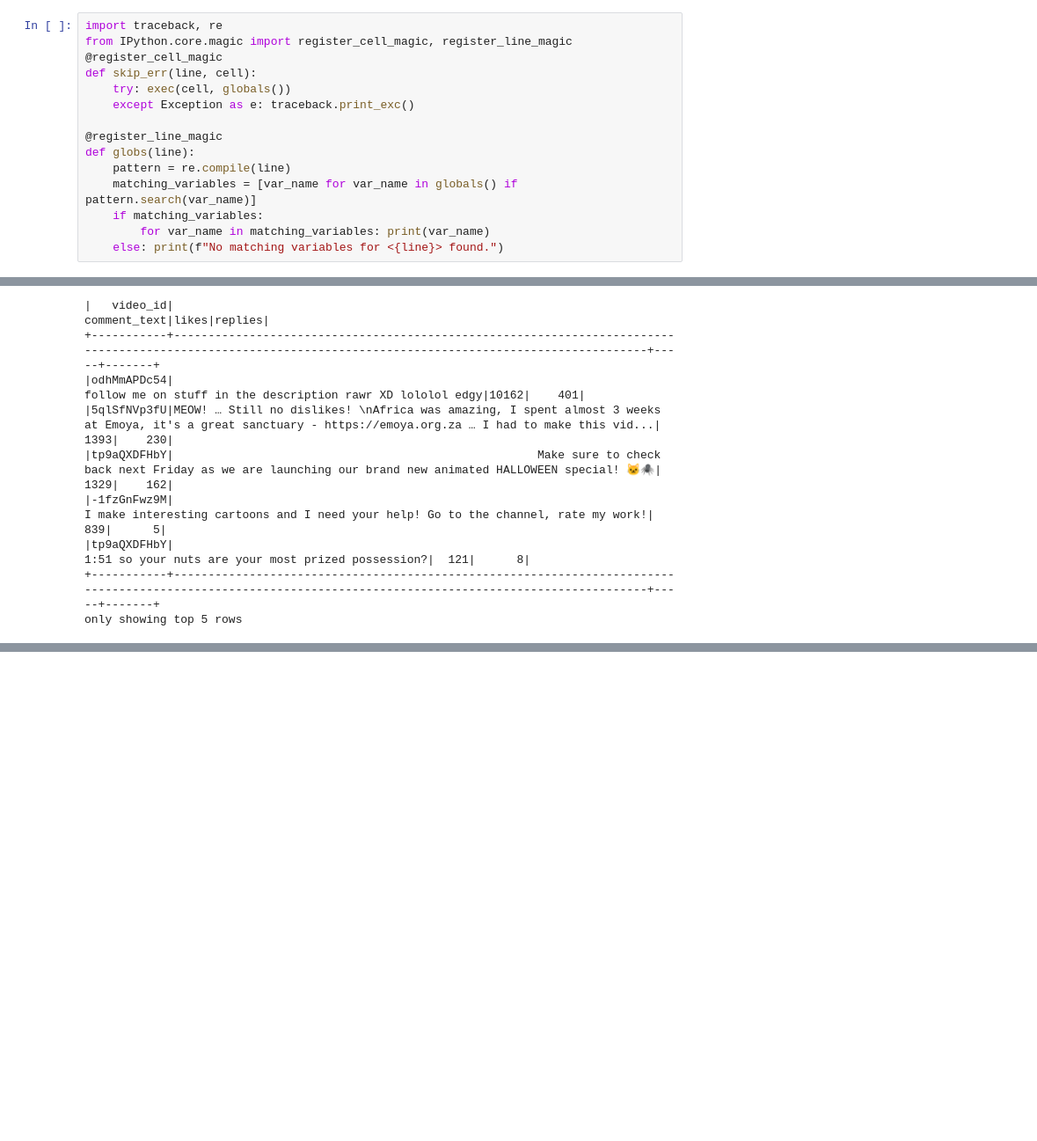
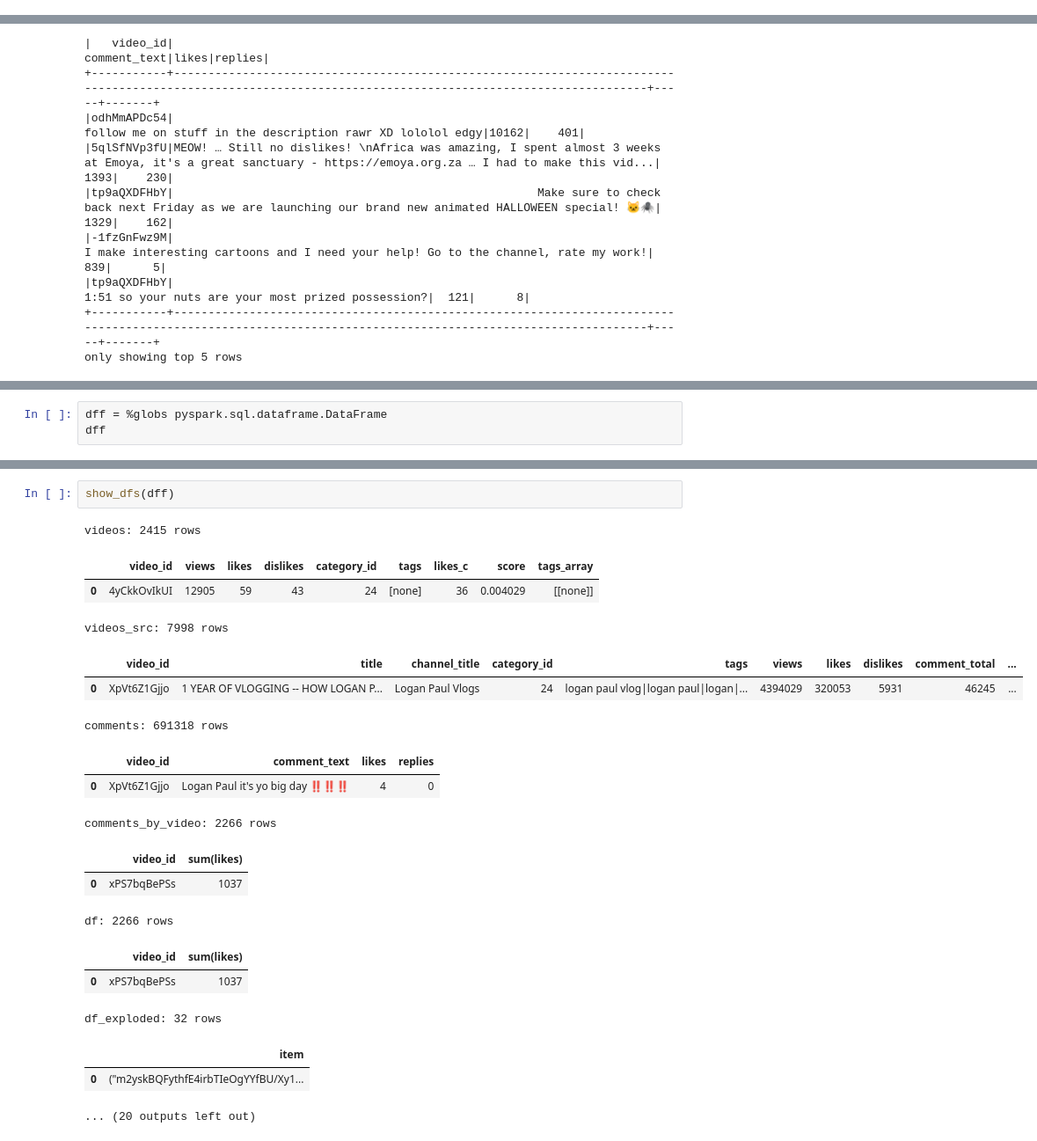
Before and after one commit to dataengy/pyspark_course_excercises, a Jupyter notebook: hw1/notebooks/Video Scoring-solution.ipynb, the cells around one changed output, grey strips where cells are left out. Shown at 88% size. Cells and saved outputs as stored; diff of their text form; blank space fills up the shorter version.

```diff
--- a/hw1/notebooks/Video Scoring-solution.ipynb
+++ b/hw1/notebooks/Video Scoring-solution.ipynb
@@ -22,15 +0,0 @@
-# %%
-import traceback, re
-from IPython.core.magic import register_cell_magic, register_line_magic
-@register_cell_magic
-def skip_err(line, cell):
-    try: exec(cell, globals())
-    except Exception as e: traceback.print_exc()
-
-@register_line_magic
-def globs(line):
-    pattern = re.compile(line)
-    matching_variables = [var_name for var_name in globals() if pattern.search(var_name)]
-    if matching_variables:
-        for var_name in matching_variables: print(var_name)
-    else: print(f"No matching variables for <{line}> found.")
@@ -764,0 +840,3 @@ only showing top 5 rows
+# %%
+dff = %globs pyspark.sql.dataframe.DataFrame
+dff
@@ -764,0 +861,22 @@ only showing top 5 rows
+# %%
+show_dfs(dff)
+# %% [output]
+videos: 2415 rows
+|  | video_id | views | likes | dislikes | category_id | tags | likes_c | score | tags_array |
+| 0 | 4yCkkOvIkUI | 12905 | 59 | 43 | 24 | [none] | 36 | 0.004029 | [[none]] |
+videos_src: 7998 rows
+|  | video_id | title | channel_title | category_id | tags | views | likes | dislikes | comment_total | ... |
+| 0 | XpVt6Z1Gjjo | 1 YEAR OF VLOGGING -- HOW LOGAN P... | Logan Paul Vlogs | 24 | logan paul vlog|logan paul|logan|... | 4394029 | 320053 | 5931 | 46245 | ... |
+comments: 691318 rows
+|  | video_id | comment_text | likes | replies |
+| 0 | XpVt6Z1Gjjo | Logan Paul it's yo big day ‼️‼️‼️ | 4 | 0 |
+comments_by_video: 2266 rows
+|  | video_id | sum(likes) |
+| 0 | xPS7bqBePSs | 1037 |
+df: 2266 rows
+|  | video_id | sum(likes) |
+| 0 | xPS7bqBePSs | 1037 |
+df_exploded: 32 rows
+|  | item |
+| 0 | ("m2yskBQFythfE4irbTIeOgYYfBU/Xy1... |
+... (20 outputs left out)
```
Also changed, not shown: parts of 26 cells of this notebook.
